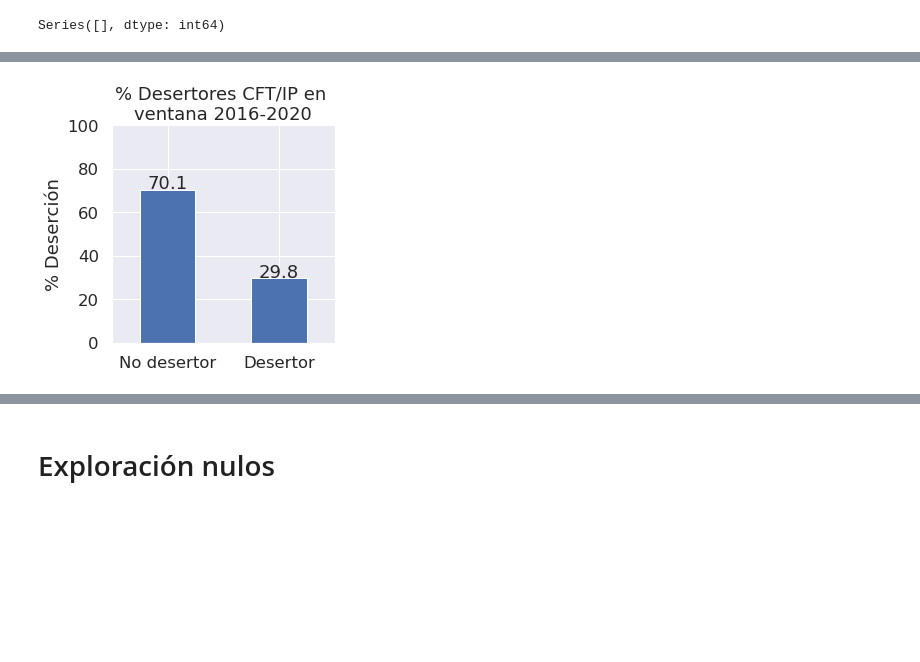
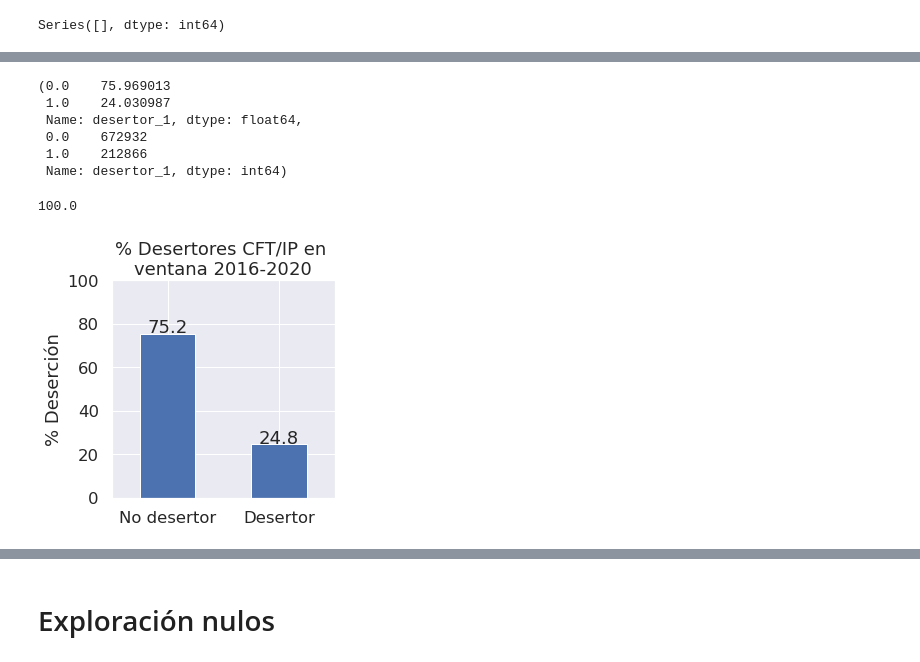
Before and after one commit to GianniCatBug/MDS7201-mineduc-desercion, a Jupyter notebook: notebooks/5-desercion-y-nulos.ipynb, the cells around one changed output, grey strips where cells are left out. Saved outputs shown, nothing was run; the diff lists cells and outputs as text; code cells hidden in the pictures; blank space fills up the shorter version.

```diff
--- a/notebooks/5-desercion-y-nulos.ipynb
+++ b/notebooks/5-desercion-y-nulos.ipynb
@@ -79,7 +79,7 @@ plt.legend();
 # %% [output]
 [figure]
 # %%
-unicos = df[df["anio_desercion"] < 2021].drop(columns="anio_desercion").drop_duplicates().sort_values(by=["desertor_1"], ascending=False).drop_duplicates(subset=["mrun"])
+unicos = df[df["anio_desercion"] < 2021].drop(columns="anio_desercion").drop_duplicates().sort_values(by=["desertor_1"], ascending=False).drop_duplicates(subset=["mrun", "codigo_unico"])
 vc = unicos[["mrun", "codigo_unico"]].value_counts()
 vc[vc>1]
 # %% [output]
@@ -101,14 +122,27 @@ Name: desertor_1, dtype: float64
+# %%
+unicos.dropna()["desertor_1"].value_counts("%") * 100, unicos.dropna()["desertor_1"].value_counts()
+# %% [output]
+(0.0    75.969013
+ 1.0    24.030987
+ Name: desertor_1, dtype: float64,
+ 0.0    672932
+ 1.0    212866
+ Name: desertor_1, dtype: int64)
+# %%
+75.2+24.8
+# %% [output]
+100.0
 # %%
 (unicos["desertor_1"].value_counts("%") * 100).plot(kind="bar", figsize=(4, 4));
 plt.xticks([0.0, 1.0], ["No desertor", "Desertor"]);
 plt.xticks(rotation=0);
 plt.ylim([0, 100]);
-plt.annotate(70.1, (0.0, 71), ha="center");
-plt.annotate(29.8, (1.0, 30), ha="center");
+plt.annotate(75.2, (0.0, 76), ha="center");
+plt.annotate(24.8, (1.0, 25), ha="center");
 plt.ylabel("% Deserción");
 plt.title("% Desertores CFT/IP en \nventana 2016-2020");
 # %% [output]
-[figure, old version]
+[figure, new version]
 # %%
 unicos.head()
 # %% [output]
```
Also changed, not shown: parts of 4 cells of this notebook, 2 other files.
